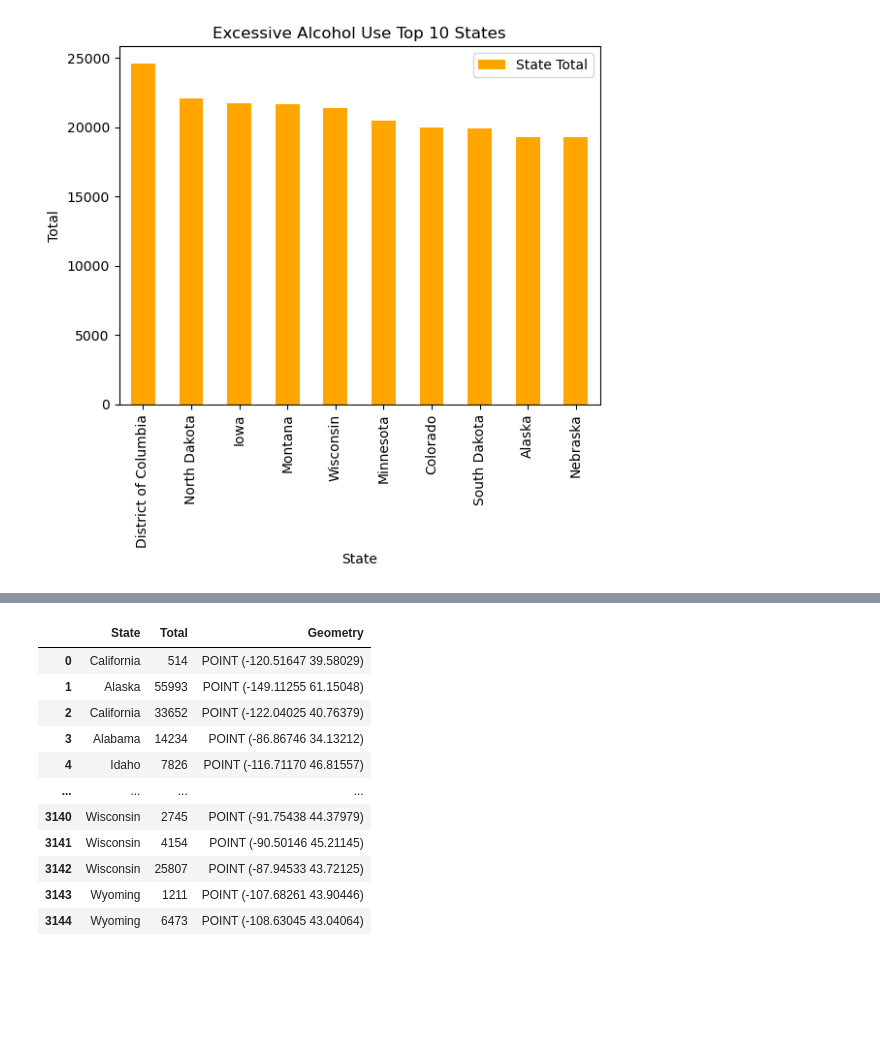
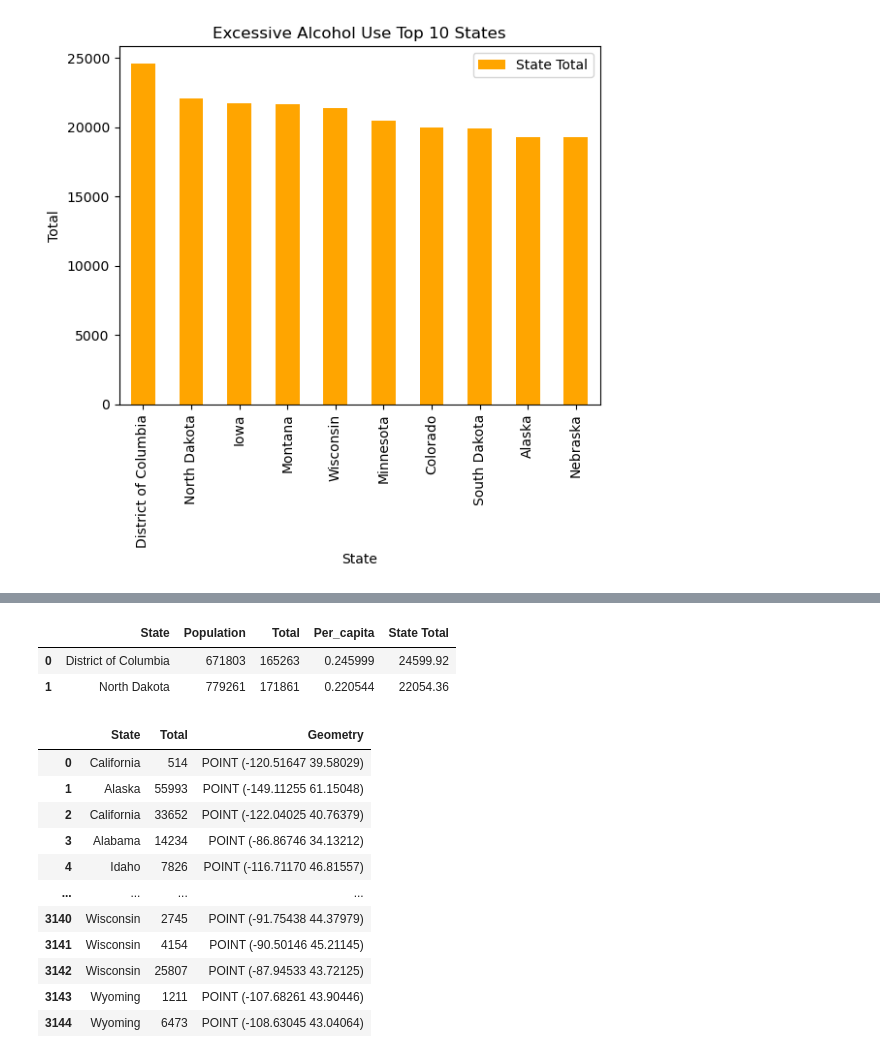
Before and after one commit to Lyduska/Better_Health, a Jupyter notebook: notebook/Better_health.ipynb, the cells around one changed output, grey strips where cells are left out. Saved outputs shown, nothing was run; the diff lists cells and outputs as text; code cells hidden in the pictures; blank space fills up the shorter version.

```diff
--- a/notebook/Better_health.ipynb
+++ b/notebook/Better_health.ipynb
@@ -1480,0 +1507,7 @@ better_health_df1.head()
+# %%
+Binge_Drinking2Test=combined_pd_Binge_Drinking
+Binge_Drinking2Test.head(2)
+# %% [output]
+|  | State | Population | Total | Per_capita | State Total |
+| 0 | District of Columbia | 671803 | 165263 | 0.245999 | 24599.92 |
+| 1 | North Dakota | 779261 | 171861 | 0.220544 | 22054.36 |
```
Also changed, not shown: parts of 107 cells of this notebook, 2 other files.
